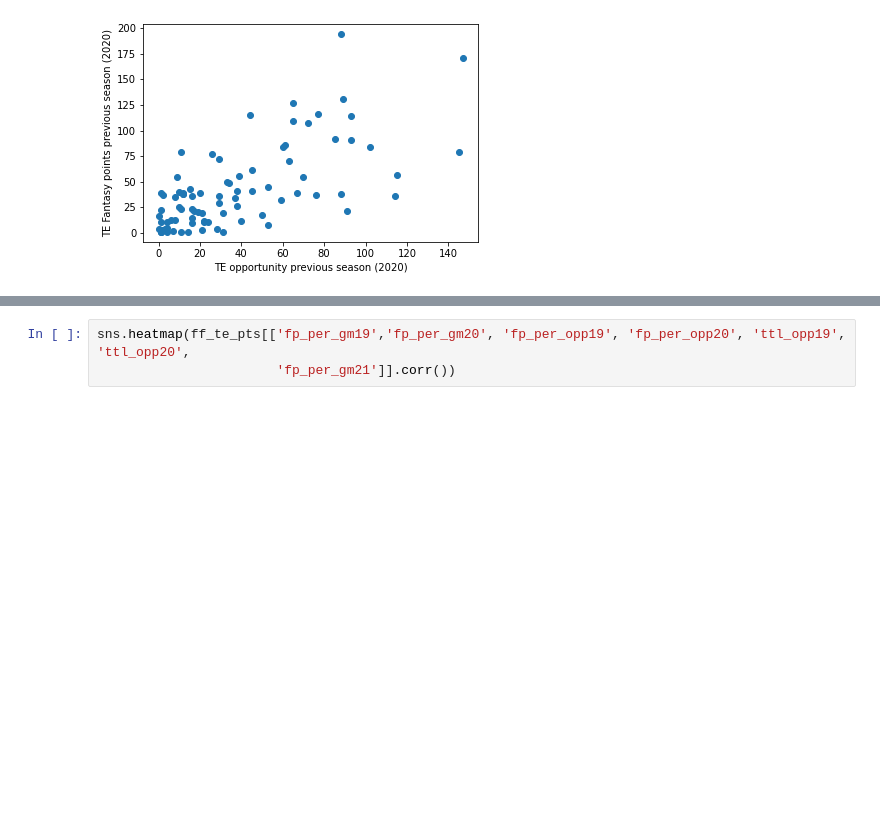
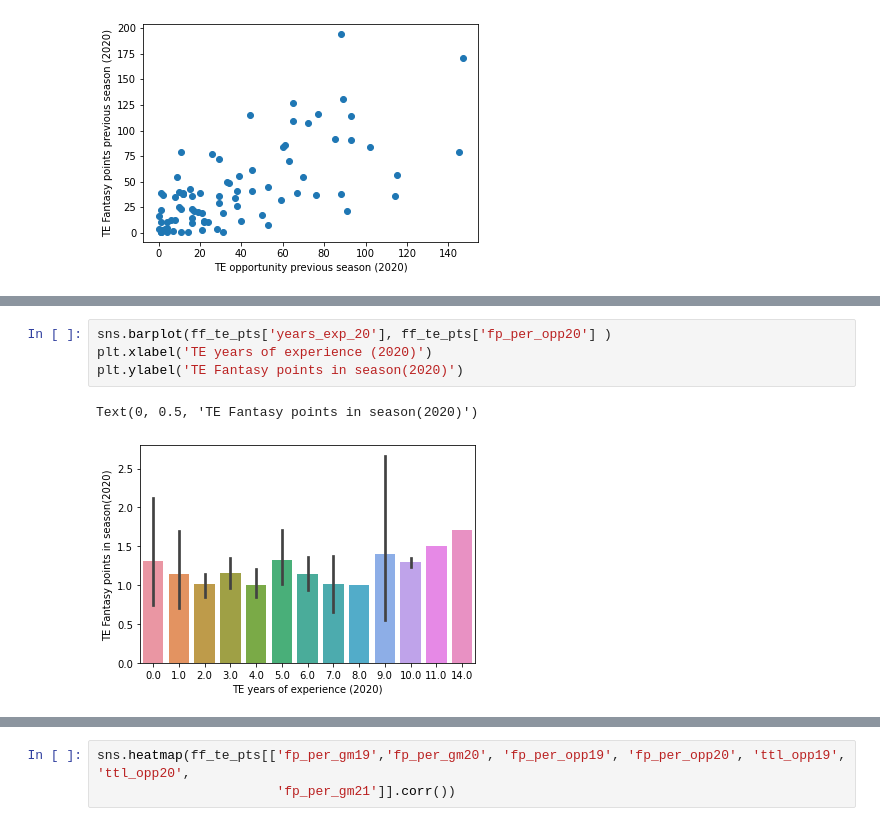
Before and after one commit to stephenkuc/Predicting_Fantasy_Football_Scores, a Jupyter notebook: FF_Analysis_ffpoints.ipynb, the cells around one changed output, grey strips where cells are left out. Drawn from its saved outputs; the diff is of its cells as text; blank space fills up the shorter version.

```diff
--- a/FF_Analysis_ffpoints.ipynb
+++ b/FF_Analysis_ffpoints.ipynb
@@ -756,0 +762,7 @@ Text(0, 0.5, 'TE Fantasy points per game in season(2020)')
+# %%
+sns.barplot(ff_te_pts['years_exp_20'], ff_te_pts['fp_per_opp20'] )
+plt.xlabel('TE years of experience (2020)')
+plt.ylabel('TE Fantasy points in season(2020)')
+# %% [output]
+Text(0, 0.5, 'TE Fantasy points in season(2020)')
+[figure, added]
```
Also changed, not shown: parts of 108 cells of this notebook.
